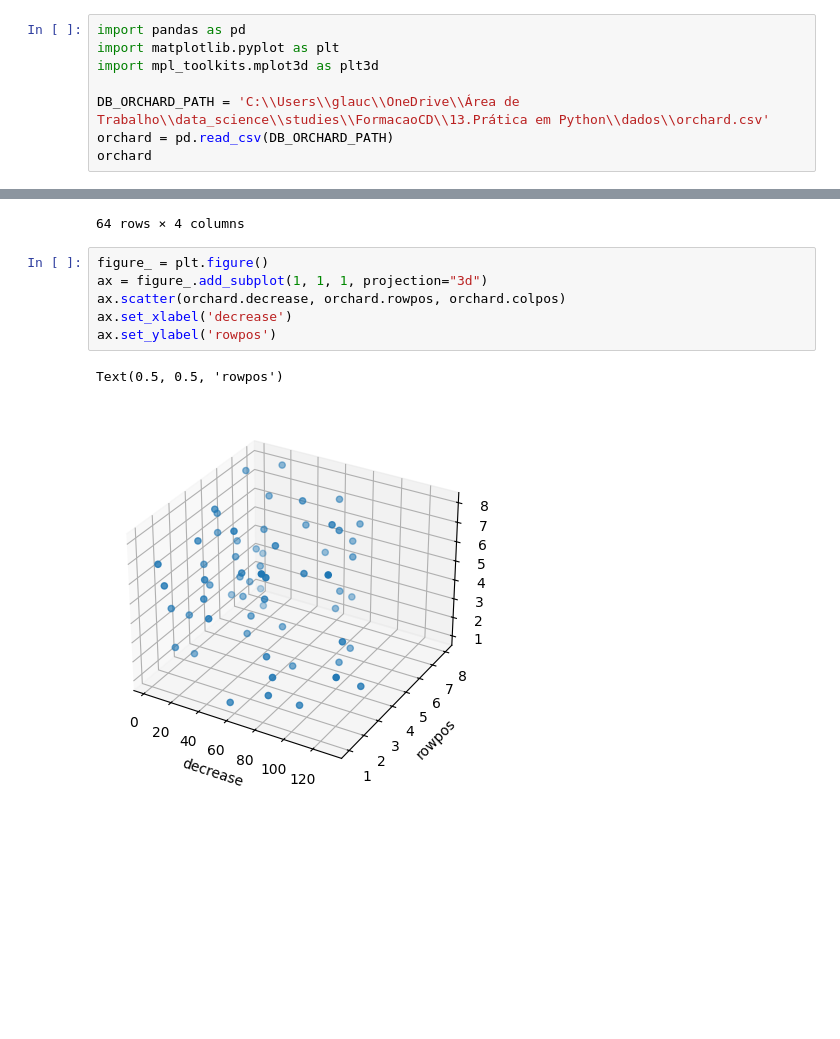
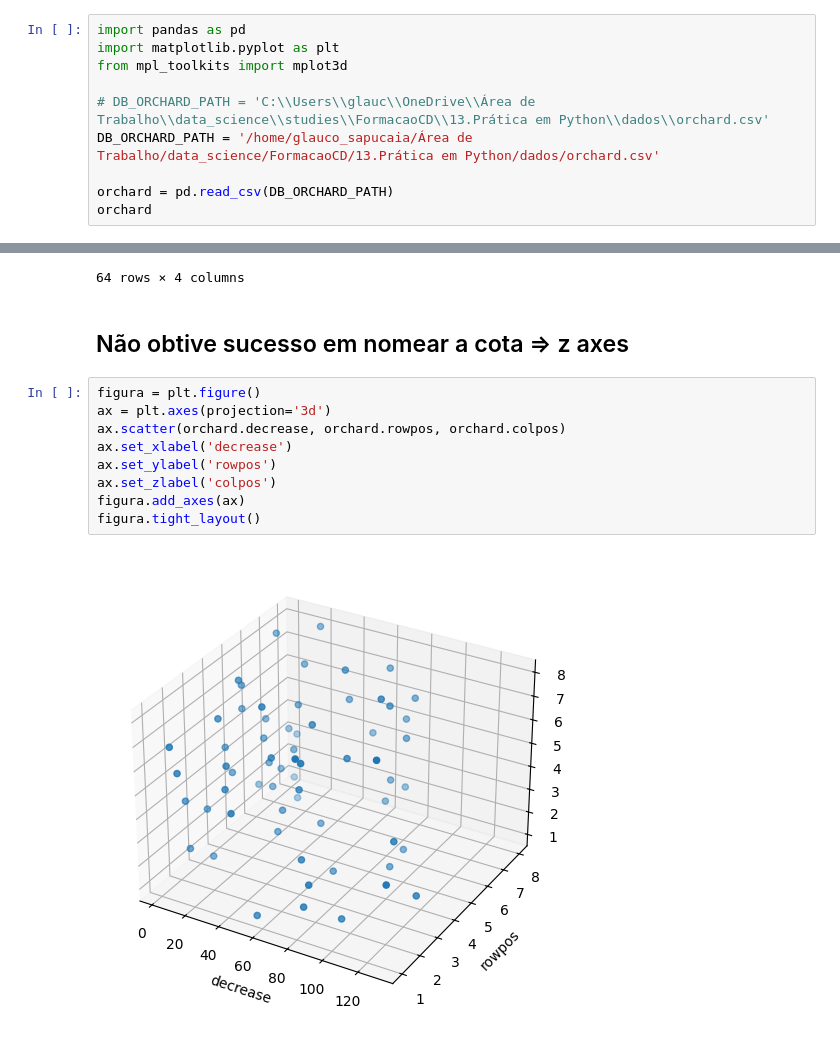
Before and after one commit to glaucoSapucaia/DataScienceStudies, a Jupyter notebook: py_studies/grafico_dashboard/graficos_3d.ipynb, the cells around one changed output, grey strips where cells are left out. Cells and saved outputs as stored; diff of their text form; blank space fills up the shorter version.

Commit message:
Graficos 3d Python pt2

```diff
--- a/py_studies/grafico_dashboard/graficos_3d.ipynb
+++ b/py_studies/grafico_dashboard/graficos_3d.ipynb
@@ -4,9 +4,11 @@
 # %%
 import pandas as pd
 import matplotlib.pyplot as plt
-import mpl_toolkits.mplot3d as plt3d
+from mpl_toolkits import mplot3d
 
-DB_ORCHARD_PATH = 'C:\\Users\\glauc\\OneDrive\\Área de Trabalho\\data_science\\studies\\FormacaoCD\\13.Prática em Python\\dados\\orchard.csv'
+# DB_ORCHARD_PATH = 'C:\\Users\\glauc\\OneDrive\\Área de Trabalho\\data_science\\studies\\FormacaoCD\\13.Prática em Python\\dados\\orchard.csv'
+DB_ORCHARD_PATH = '/home/glauco_sapucaia/Área de Trabalho/data_science/FormacaoCD/13.Prática em Python/dados/orchard.csv'
+
 orchard = pd.read_csv(DB_ORCHARD_PATH)
 orchard
 # %% [output]
@@ -23,12 +25,16 @@ orchard
 | 62 | 3 | 7 | 8 | A |
 | 63 | 19 | 8 | 8 | C |
 64 rows × 4 columns
+# %% [markdown]
+## Não obtive sucesso em nomear a cota => z axes
 # %%
-figure_ = plt.figure()
-ax = figure_.add_subplot(1, 1, 1, projection="3d")
+figura = plt.figure()
+ax = plt.axes(projection='3d')
 ax.scatter(orchard.decrease, orchard.rowpos, orchard.colpos)
 ax.set_xlabel('decrease')
 ax.set_ylabel('rowpos')
+ax.set_zlabel('colpos')
+figura.add_axes(ax)
+figura.tight_layout()
 # %% [output]
-Text(0.5, 0.5, 'rowpos')
-[figure, old version]
+[figure, new version]
```
Also changed, not shown: 1 other file.
